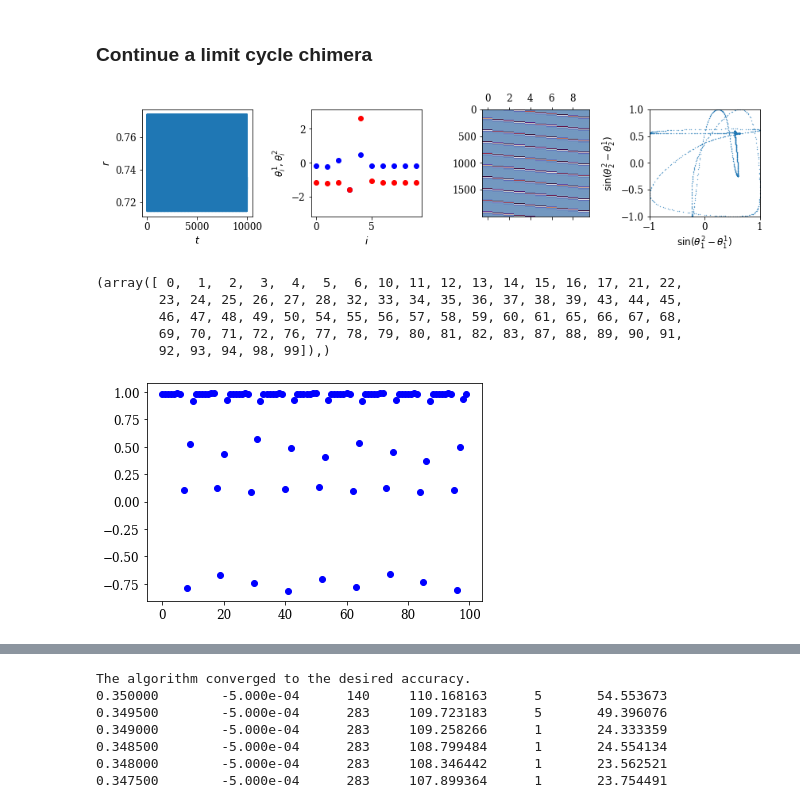
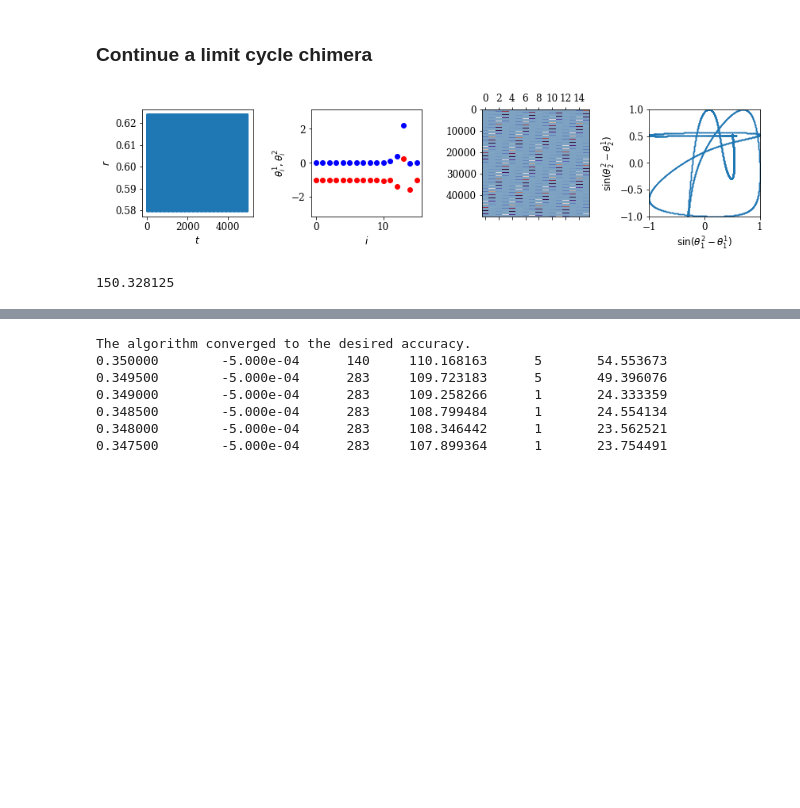
Before and after one commit to znicolaou/snakingoscillators, a Jupyter notebook: lccont.ipynb, the cells around one changed output, grey strips where cells are left out. Cells and saved outputs as stored; diff of their text form; code cells hidden in the pictures; blank space fills up the shorter version.

```diff
--- a/lccont.ipynb
+++ b/lccont.ipynb
@@ -174,50 +174,51 @@ plt.show()
 # %% [markdown]
 ### Continue a limit cycle chimera
 # %%
-filebase='data/chimera/'
+filebase='data/chimeras/30'
 times=np.load(filebase+'times.npy')
 order=np.load(filebase+'order.npy')
-phases=np.load(filebase+'phases.npy')
+phases0=np.load(filebase+'phases.npy')
 fs=np.load(filebase+'fs.npy')
 N=int((len(fs)+2)/4)
-sigma0=0.35
+sigma0=0.33
 omega=1
 beta=0.25
 gamma=0.1
-phi0=np.arctan2(phases[:,N:2*N],phases[:,:N])
-phi1=np.arctan2(phases[:,3*N:],phases[:,2*N:3*N])
+dt=0.1
+phi0=np.arctan2(phases0[:,N:2*N],phases0[:,:N])
+phi1=np.arctan2(phases0[:,3*N:],phases0[:,2*N:3*N])
 
 plt.subplots(1,4,figsize=(12,3))
 plt.subplot(1,4,1)
 plt.xlabel('$t$')
 plt.ylabel('$r$')
 plt.plot(times,order)
 plt.subplot(1,4,2)
 plt.xlabel('$i$')
 plt.ylabel(r'$\theta_i^1, \theta_i^2$')
 plt.ylim(-np.pi,np.pi)
 plt.plot(phi0[-1],'bo')
 plt.plot(phi1[-1],'ro')
 plt.subplot(1,4,3)
-ratio=N/len(phases)
+ratio=N/len(phases0)
 plt.gca().matshow(phi1,aspect=ratio,vmin=-np.pi,vmax=np.pi,cmap='twilight_shifted')
 plt.subplot(1,4,4)
 plt.xlabel(r'$\sin(\theta_1^2-\theta_1^1)$')
 plt.ylabel(r'$\sin(\theta_2^2-\theta_2^1)$')
 plt.xlim(-1,1)
 plt.ylim(-1,1)
 plt.scatter(np.cos(phi1[:,0]-phi0[:,0]),np.cos(phi1[:,1]-phi0[:,1]),s=0.1)
 plt.tight_layout()
 plt.show()
 
-minds=find_peaks(np.diff(phases[:,0]))[0]
-plt.plot(phases[minds,0],'bo')
-np.where(phases[minds,0]>0.9)
+thetas=np.arctan2(phases0[:,N:2*N],phases0[:,:N])
+phis=np.arctan2(phases0[:,3*N:],phases0[:,2*N:3*N])
+angles=np.concatenate([np.mod(thetas-thetas[:,0][:,np.newaxis]+np.pi,2*np.pi)-np.pi,np.mod(phis-thetas[:,0][:,np.newaxis]+np.pi,2*np.pi)-np.pi],axis=1)
+norms=np.linalg.norm(np.mod(angles-angles[-1]+np.pi,2*np.pi)-np.pi,axis=1)
+mins=np.array(argrelmin(norms))[0]
+mins=mins[np.where(norms[mins]<1)[0]]
+
+print(np.mean(np.diff(times[mins])))
 # %% [output]
-[figure, old version]
+[figure, new version]
-(array([ 0,  1,  2,  3,  4,  5,  6, 10, 11, 12, 13, 14, 15, 16, 17, 21, 22,
-        23, 24, 25, 26, 27, 28, 32, 33, 34, 35, 36, 37, 38, 39, 43, 44, 45,
-        46, 47, 48, 49, 50, 54, 55, 56, 57, 58, 59, 60, 61, 65, 66, 67, 68,
-        69, 70, 71, 72, 76, 77, 78, 79, 80, 81, 82, 83, 87, 88, 89, 90, 91,
-        92, 93, 94, 98, 99]),)
+150.328125
-[figure, removed]
```
Also changed, not shown: parts of 12 cells of this notebook, 8 other files.
